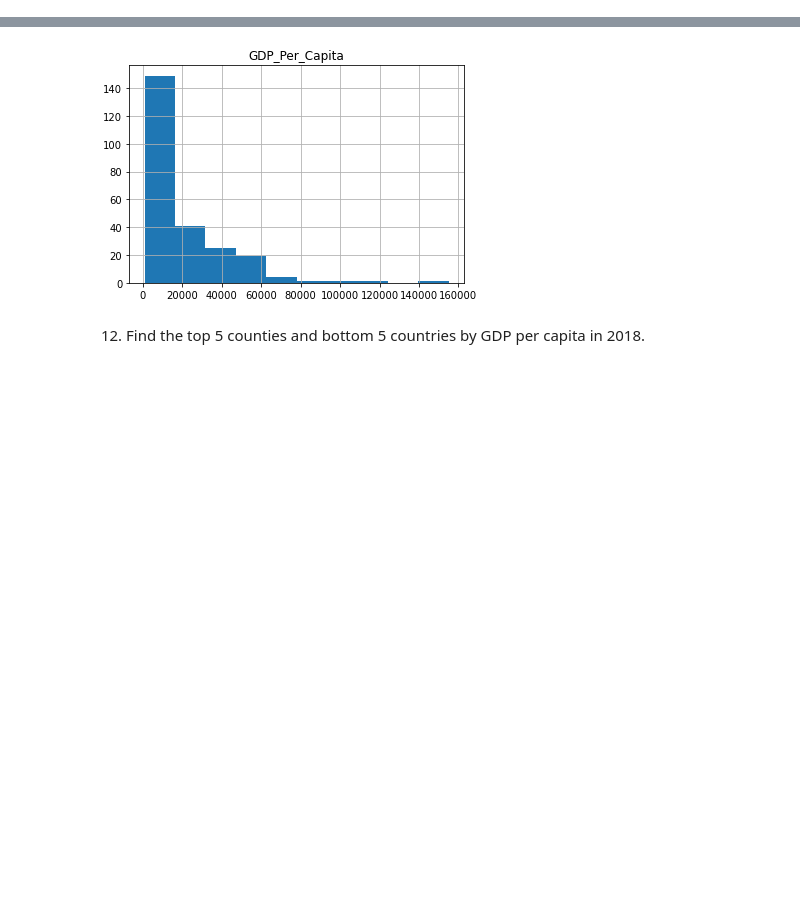
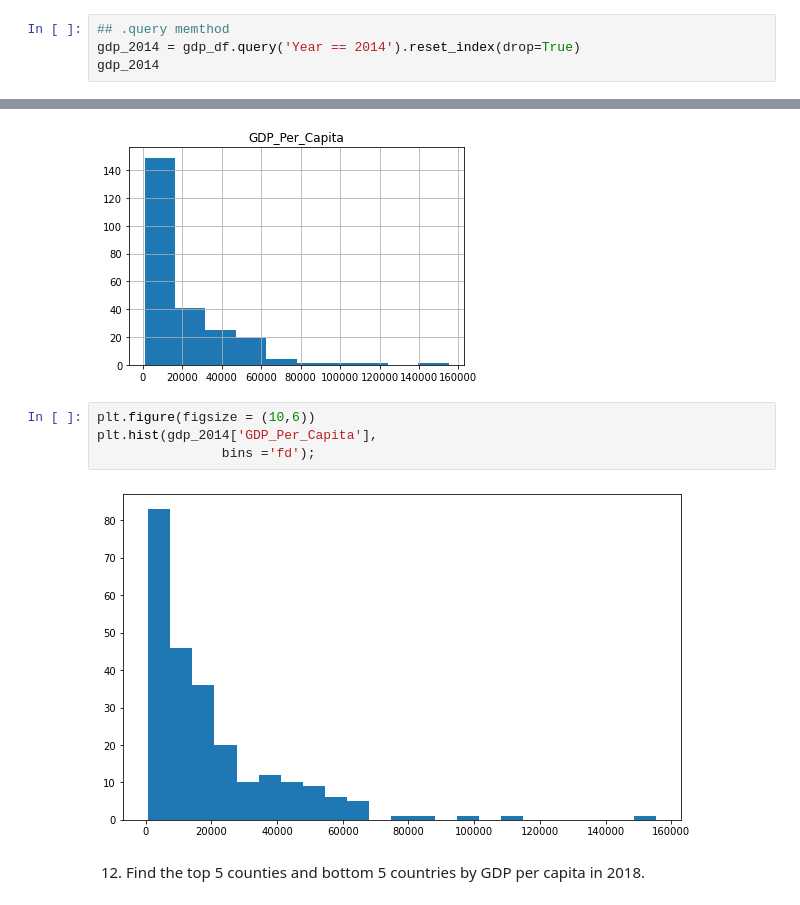
Before and after one commit to nss-data-science-cohort-7/un-exploration-toni-nss, a Jupyter notebook: notebooks/UN_Data_Exploration.ipynb, the cells around one changed output, grey strips where cells are left out. Cells and saved outputs as stored; diff of their text form; blank space fills up the shorter version.

```diff
--- a/notebooks/UN_Data_Exploration.ipynb
+++ b/notebooks/UN_Data_Exploration.ipynb
@@ -107,3 +123,7 @@ gdp_2014.head()
 | 56 | Africa Western and Central | 2014 | 4215.646000 |
 | 87 | Albania | 2014 | 11586.833878 |
 | 118 | Algeria | 2014 | 11512.690472 |
+# %%
+## .query memthod
+gdp_2014 = gdp_df.query('Year == 2014').reset_index(drop=True)
+gdp_2014
@@ -129,6 +175,12 @@ hist_2014
 # %% [output]
 array([[<AxesSubplot:title={'center':'GDP_Per_Capita'}>]], dtype=object)
 [figure]
+# %%
+plt.figure(figsize = (10,6))
+plt.hist(gdp_2014['GDP_Per_Capita'],
+                bins ='fd');
+# %% [output]
+[figure, added]
 # %% [markdown]
 12. Find the top 5 counties and bottom 5 countries by GDP per capita in 2018.
 # %%
```
Also changed, not shown: parts of 39 cells of this notebook, 1 other file.
